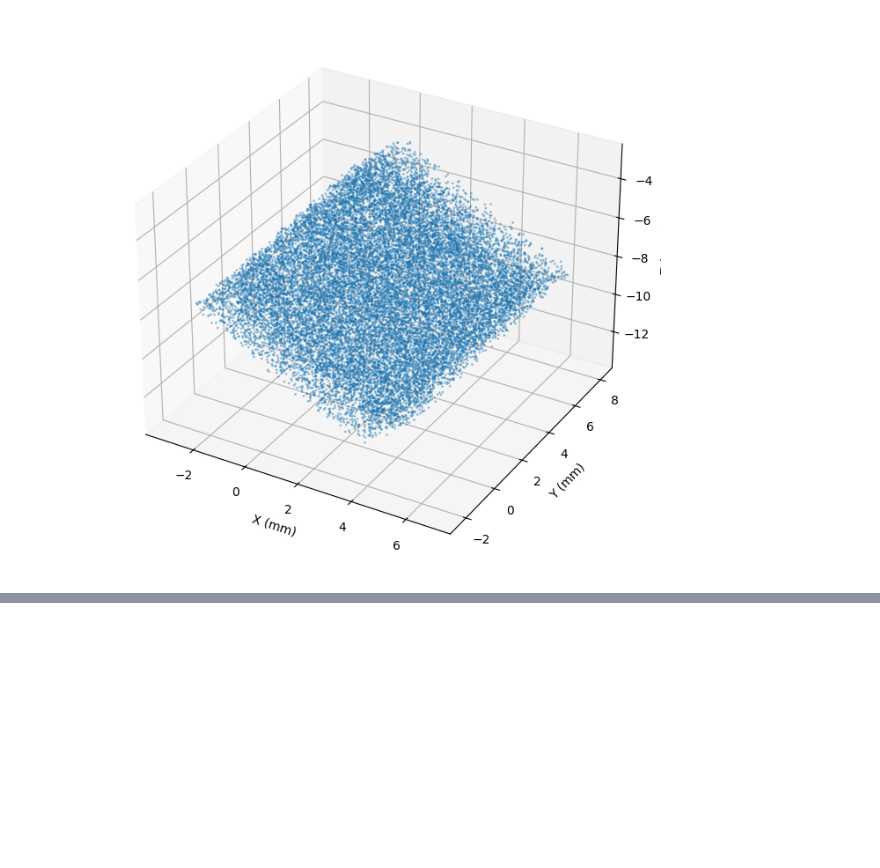
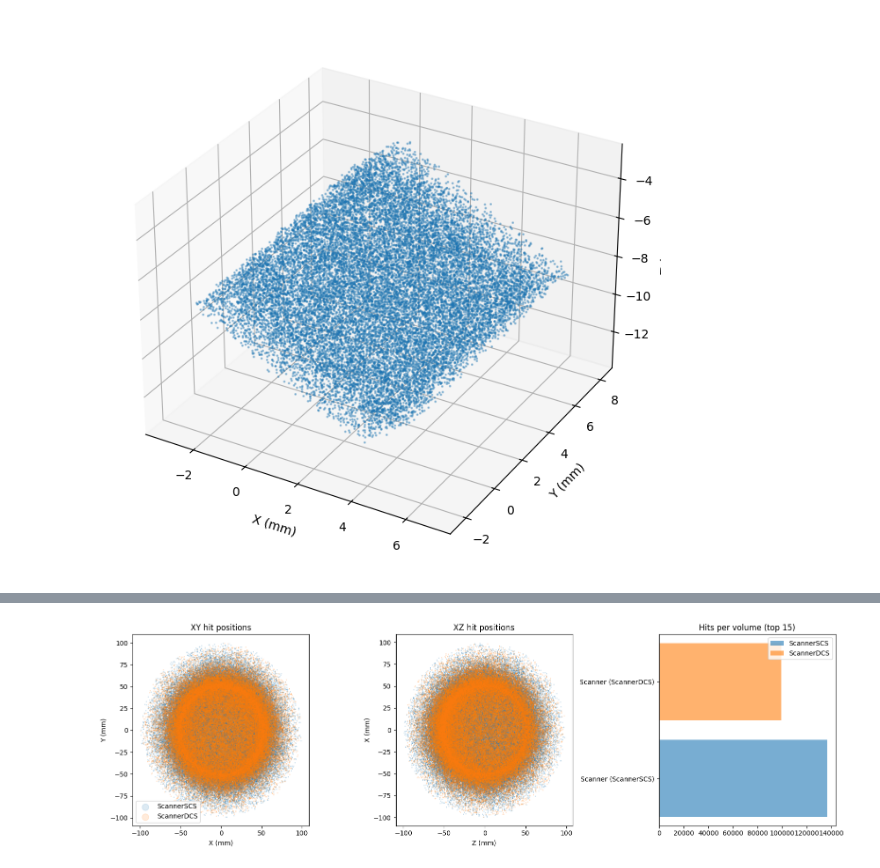
Before and after one commit to mw2304/SummerProject2026, a Jupyter notebook: merged_sim_job.ipynb, the cells around one changed output, grey strips where cells are left out. Saved outputs shown, nothing was run; the diff lists cells and outputs as text; code cells hidden in the pictures; blank space fills up the shorter version.

```diff
--- a/merged_sim_job.ipynb
+++ b/merged_sim_job.ipynb
@@ -230,0 +302,27 @@ plt.show()
+# %%
+#spatial hit maps - scatter positio in scanner
+fig, axes = plt.subplots(1, 3, figsize=(16, 5))
+
+for name in ["ScannerSCS", "ScannerDCS"]:
+    axes[0].scatter(dfs[name]["X_mm"], dfs[name]["Y_mm"], s=1, alpha=0.15, label=name)
+axes[0].set_xlabel("X (mm)"); axes[0].set_ylabel("Y (mm)")
+axes[0].set_title("XY hit positions")
+axes[0].legend(markerscale=10)
+
+for name in ["ScannerSCS", "ScannerDCS"]:
+    axes[1].scatter(dfs[name]["Z_mm"], dfs[name]["X_mm"], s=1, alpha=0.15, label=name)
+axes[1].set_xlabel("Z (mm)"); axes[1].set_ylabel("X (mm)")
+axes[1].set_title("XZ hit positions")
+
+# Hits per VolumeName
+for name in ["ScannerSCS", "ScannerDCS"]:
+    # Convert AwkwardExtensionArray to a standard Python list before creating a pandas Series
+    counts = pd.Series(dfs[name]["VolumeName"].tolist()).value_counts().head(15)
+    axes[2].barh(counts.index.astype(str) + f" ({name})", counts.values, alpha=0.6, label=name)
+axes[2].set_title("Hits per volume (top 15)")
+axes[2].legend()
+
+plt.tight_layout()
+plt.show()
+# %% [output]
+[figure, added]
```
Also changed, not shown: parts of 2 cells of this notebook.
